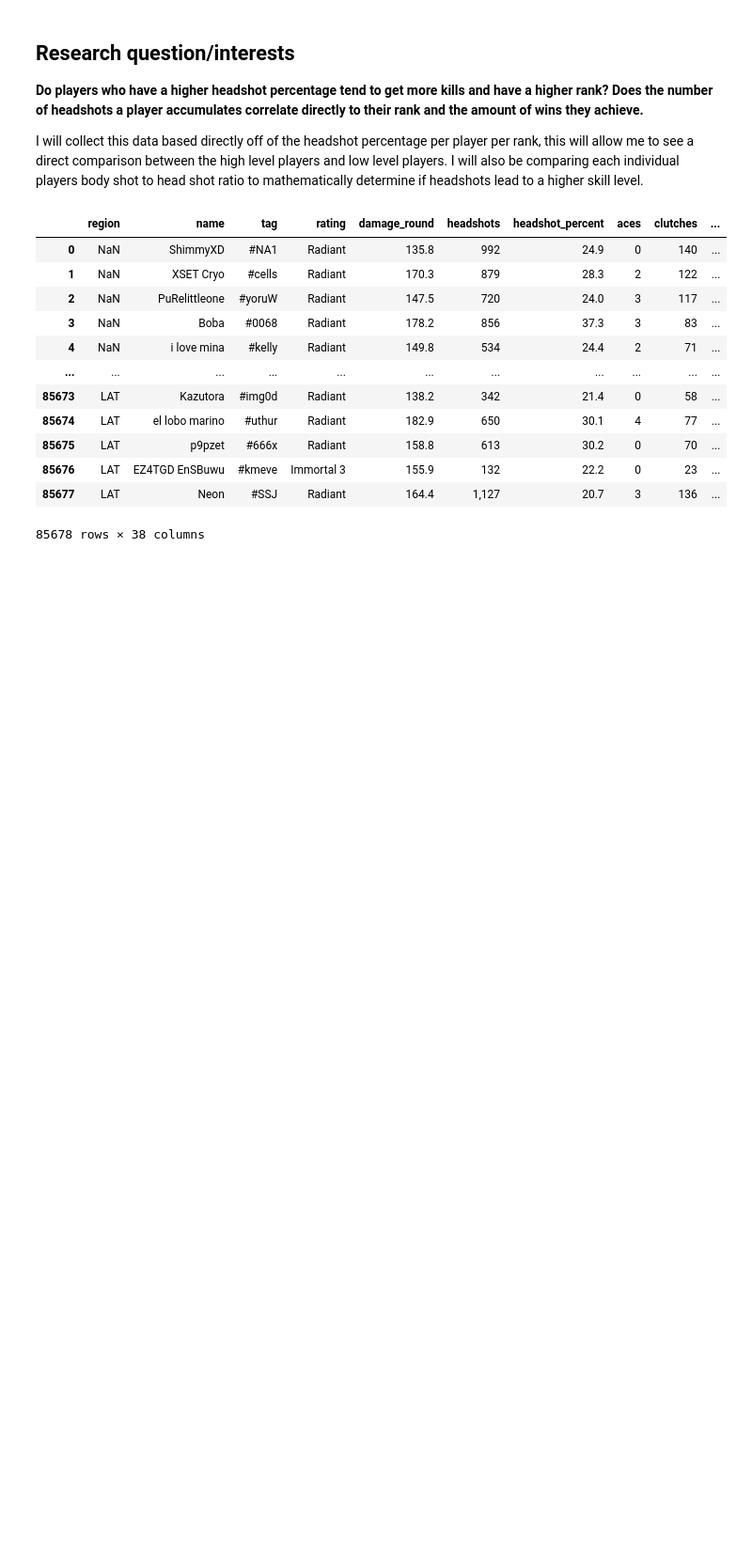
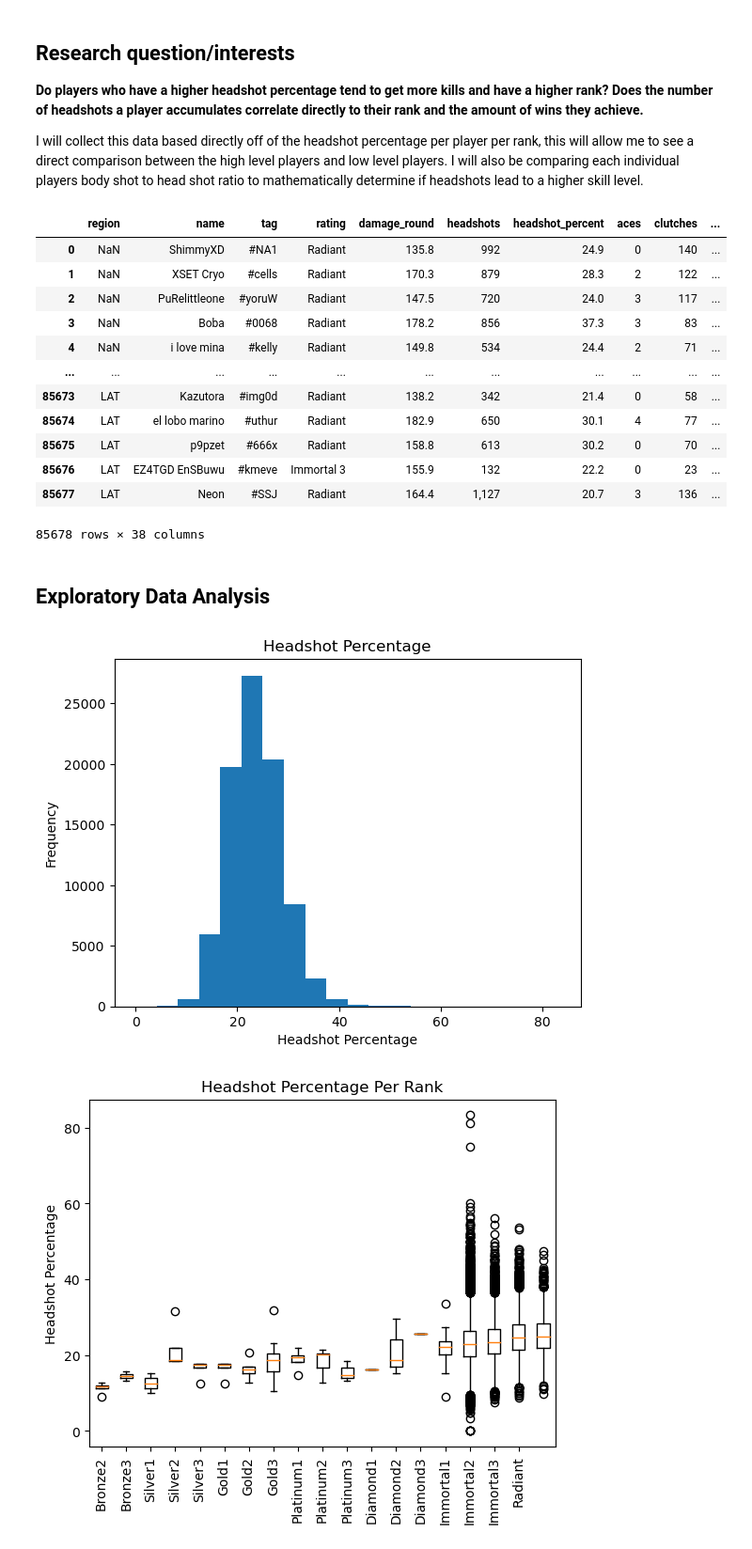
Before and after one commit to ubco-W2022T2-data301/project-group-group64, a Jupyter notebook: analysis/analysis3.ipynb, the cells around one changed output. Shown at 94% size. Drawn from its saved outputs; the diff is of its cells as text; code cells hidden in the pictures; blank space fills up the shorter version.

```diff
--- a/analysis/analysis3.ipynb
+++ b/analysis/analysis3.ipynb
@@ -27,3 +29,5 @@ df
 | 85676 | LAT | EZ4TGD EnSBuwu | #kmeve | Immortal 3 | 155.9 | 132 | 22.2 | 0 | 23 | ... |
 | 85677 | LAT | Neon | #SSJ | Radiant | 164.4 | 1,127 | 20.7 | 3 | 136 | ... |
 85678 rows × 38 columns
+# %% [markdown]
+## Exploratory Data Analysis
@@ -29,0 +42,55 @@ df
+# %%
+import pandas as pd
+import matplotlib.pyplot as plt
+
+df = pd.read_csv("../data/raw/val_stats.csv", low_memory = False)
+
+# Histogram of headshot percentage
+plt.hist(df['headshot_percent'], bins = 20)
+plt.title('Headshot Percentage')
+plt.xlabel('Headshot Percentage')
+plt.ylabel('Frequency')
+plt.show()
+
+# Box plot showing headshot percentage per rank
+plt.boxplot([df['headshot_percent'][df['rating'] == 'Bronze 2'],
+             df['headshot_percent'][df['rating'] == 'Bronze 3'],
+             df['headshot_percent'][df['rating'] == 'Silver 1'],
+             df['headshot_percent'][df['rating'] == 'Silver 2'],
+             df['headshot_percent'][df['rating'] == 'Silver 3'],
+             df['headshot_percent'][df['rating'] == 'Silver 3'],
+             df['headshot_percent'][df['rating'] == 'Gold 1'],
+             df['headshot_percent'][df['rating'] == 'Gold 2'],
+             df['headshot_percent'][df['rating'] == 'Gold 3'],
+             df['headshot_percent'][df['rating'] == 'Platinum 1'],
+             df['headshot_percent'][df['rating'] == 'Platinum 2'],
+             df['headshot_percent'][df['rating'] == 'Platinum 3'],
+             df['headshot_percent'][df['rating'] == 'Diamond 1'],
+             df['headshot_percent'][df['rating'] == 'Diamond 2'],
+             df['headshot_percent'][df['rating'] == 'Diamond 3'],
+             df['headshot_percent'][df['rating'] == 'Immortal 1'],
+             df['headshot_percent'][df['rating'] == 'Immortal 2'],
+             df['headshot_percent'][df['rating'] == 'Immortal 3'],
+             df['headshot_percent'][df['rating'] == 'Radiant']])
+plt.xticks([1,2,3,4,5,6,7,8,9,10,11,12,13,14,15,16,17,18], ['Bronze2', 'Bronze3', 'Silver1', 'Silver2', 'Silver3', 'Gold1', 'Gold2', 'Gold3', 'Platinum1', 'Platinum2', 'Platinum3', 'Diamond1', 'Diamond2', 'Diamond3', 'Immortal1', 'Immortal2', 'Immortal3', 'Radiant'], rotation=90)
+plt.title('Headshot Percentage Per Rank')
+plt.ylabel('Headshot Percentage')
+plt.show()
+
+# Scatter plot of headshot percentage vs. kills
+plt.scatter(df['headshot_percent'], df['kills'], s = 1)
+plt.xlabel('Headshot Percentage')
+plt.ylabel('Kills')
+plt.yscale('linear')
+plt.title('Headshot Percentage vs. Kills')
+plt.show()
+
+# Scatter plot of headshot percentage vs. wins
+plt.scatter(df['headshot_percent'], df['wins'], s = 1)
+plt.xlabel('Headshot Percentage')
+plt.ylabel('Wins')
+plt.title('Headshot Percentage vs. Wins')
+plt.show()
+# %% [output]
+[figure, added]
+[figure, added]
```
Also changed, not shown: parts of 4 cells of this notebook, 1 other file.
